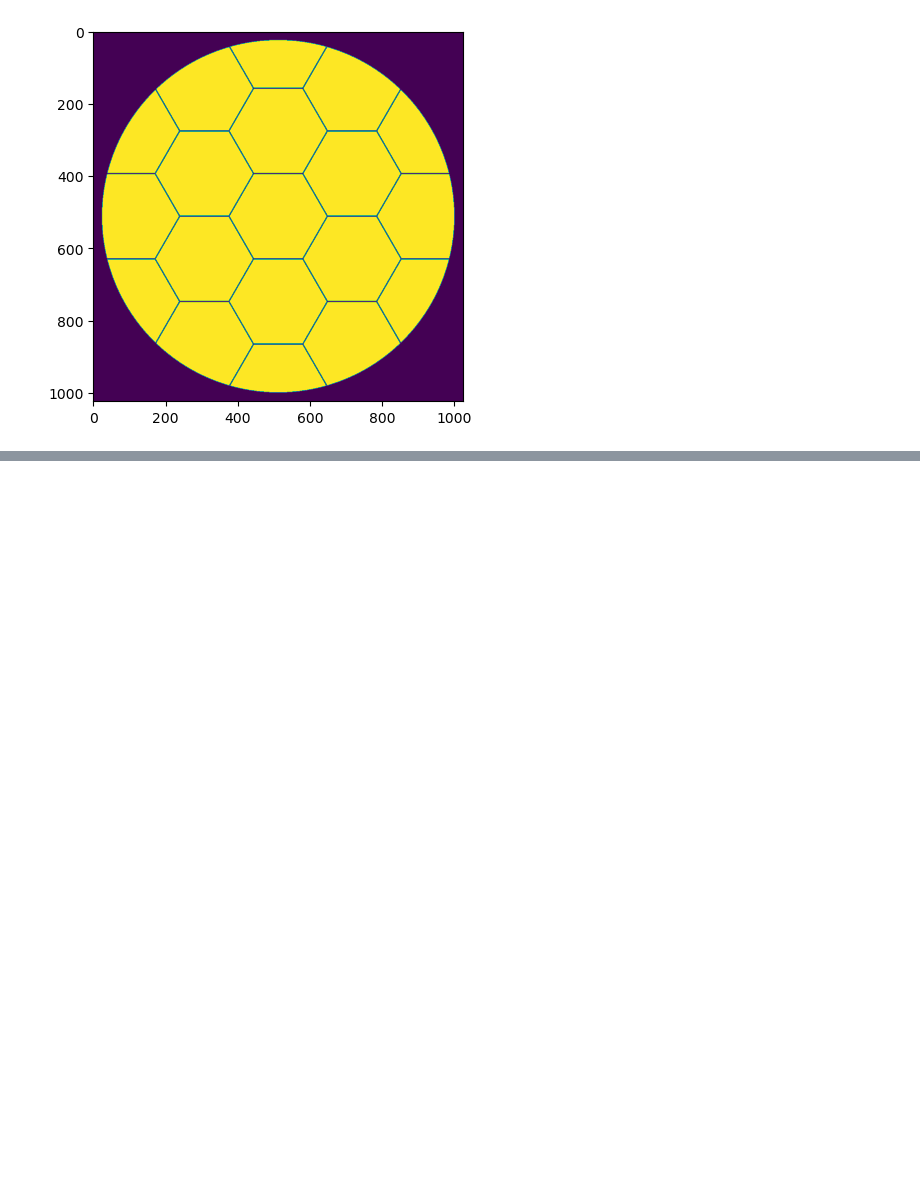
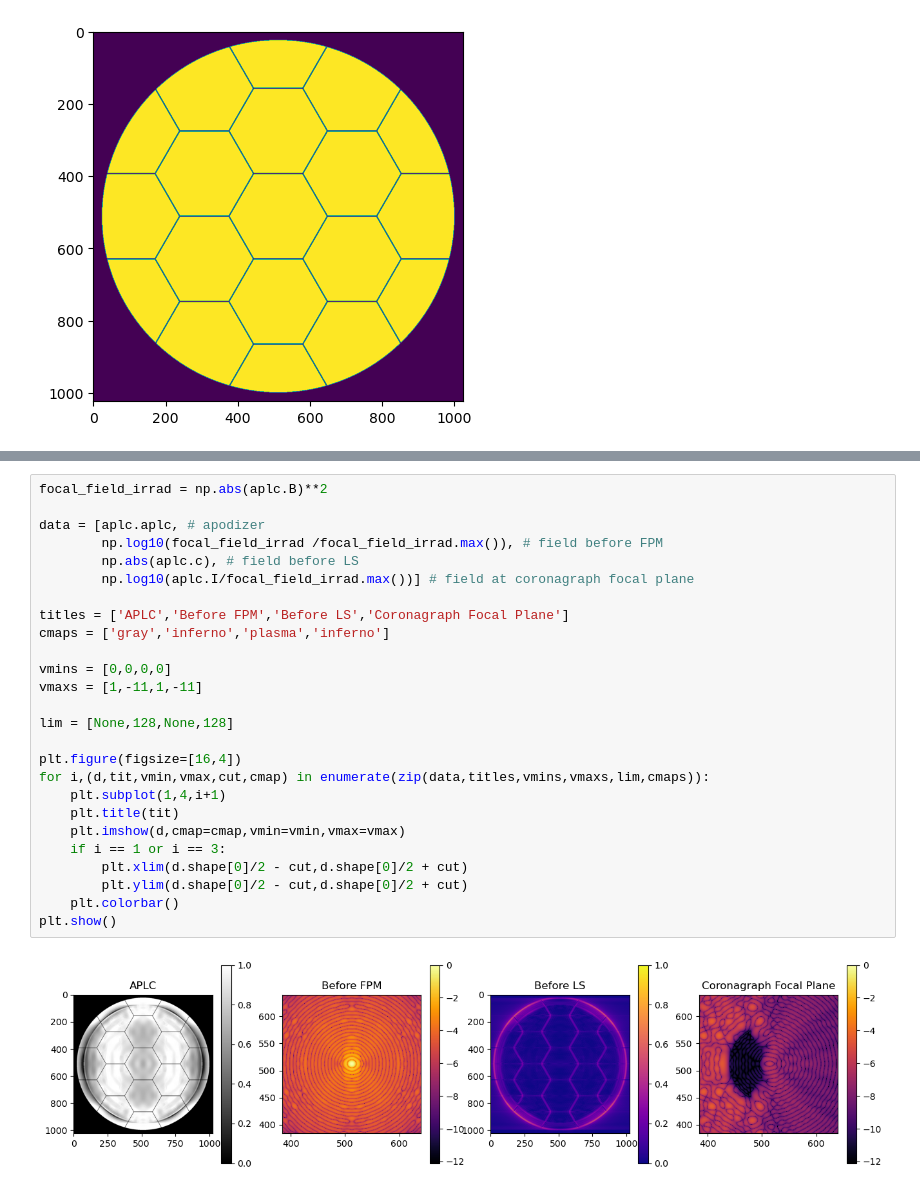
Before and after one commit to Jashcraf/dygdug, a Jupyter notebook: demos/aplc_designer.ipynb, the cells around one changed output, grey strips where cells are left out. Drawn from its saved outputs; the diff is of its cells as text; blank space fills up the shorter version.

```diff
--- a/demos/aplc_designer.ipynb
+++ b/demos/aplc_designer.ipynb
@@ -154,0 +167,28 @@ plt.colorbar()
+# %%
+focal_field_irrad = np.abs(aplc.B)**2
+
+data = [aplc.aplc, # apodizer
+        np.log10(focal_field_irrad /focal_field_irrad.max()), # field before FPM
+        np.abs(aplc.c), # field before LS
+        np.log10(aplc.I/focal_field_irrad.max())] # field at coronagraph focal plane
+
+titles = ['APLC','Before FPM','Before LS','Coronagraph Focal Plane']
+cmaps = ['gray','inferno','plasma','inferno']
+
+vmins = [0,0,0,0]
+vmaxs = [1,-11,1,-11]
+
+lim = [None,128,None,128]
+
+plt.figure(figsize=[16,4])
+for i,(d,tit,vmin,vmax,cut,cmap) in enumerate(zip(data,titles,vmins,vmaxs,lim,cmaps)):
+    plt.subplot(1,4,i+1)
+    plt.title(tit)
+    plt.imshow(d,cmap=cmap,vmin=vmin,vmax=vmax)
+    if i == 1 or i == 3:
+        plt.xlim(d.shape[0]/2 - cut,d.shape[0]/2 + cut)
+        plt.ylim(d.shape[0]/2 - cut,d.shape[0]/2 + cut)
+    plt.colorbar()
+plt.show()
+# %% [output]
+[figure, added]
```
Also changed, not shown: parts of 13 cells of this notebook, 2 other files.
